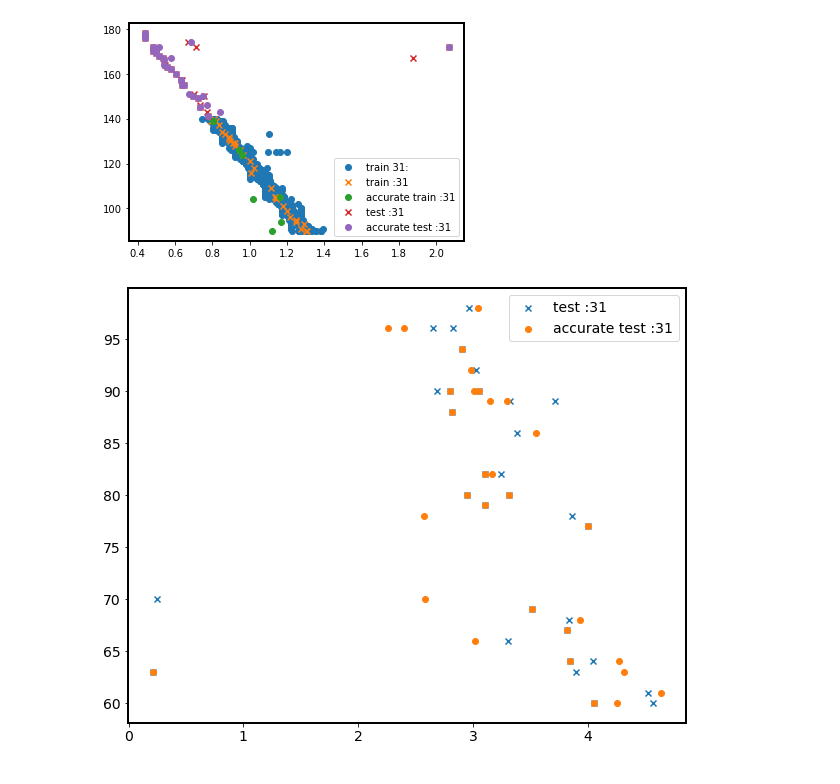
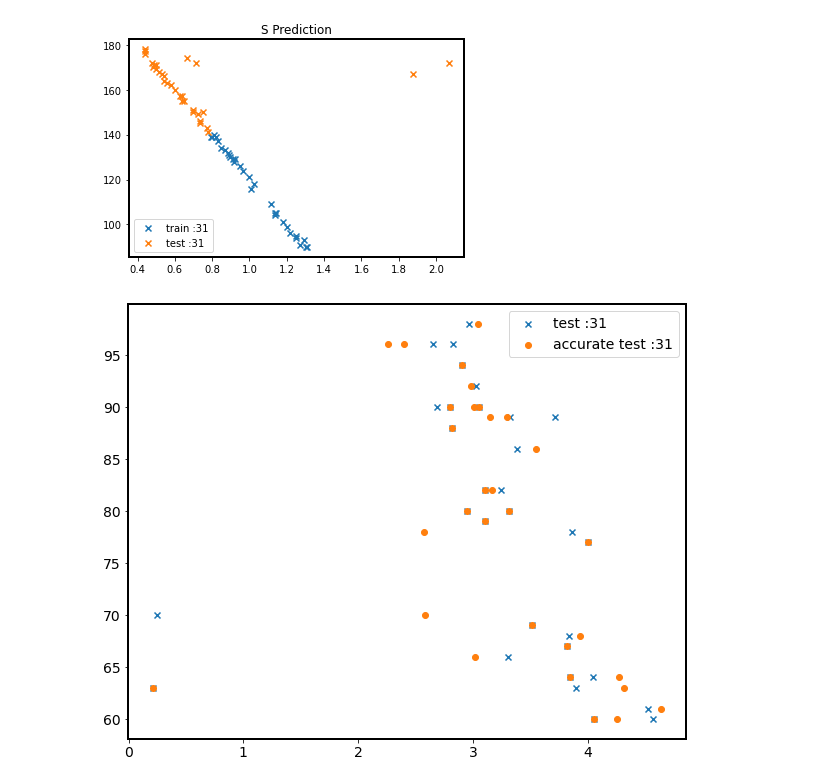
Before and after one commit to A-Big-Tortoise/NRSR_Research, a Jupyter notebook: Code/point8/SSA_0.8_NoRR_AccurateSeperation.ipynb, the cells around one changed output. Saved outputs shown, nothing was run; the diff lists cells and outputs as text; code cells hidden in the pictures.

```diff
--- a/Code/point8/SSA_0.8_NoRR_AccurateSeperation.ipynb
+++ b/Code/point8/SSA_0.8_NoRR_AccurateSeperation.ipynb
@@ -109,10 +109,10 @@ def features_indexes(signals, L, trend2period, distance, show ):
     cnt = 0
     for i in tqdm(range(len(signals))):
         # print(i)
-        print(cnt)
+        # print(cnt)
         signal = signals[i]
         if max(signal) > 1:
-            print('ok')
+            # print('ok')
             continue
 
         ssa_ = SSA(signal, L)
@@ -121,7 +121,7 @@ def features_indexes(signals, L, trend2period, distance, show ):
         peaks = get_peaks(ssa_signal, distance, duration, sampling_rate)
 
         if len(peaks) < 16:
-            print('ok')
+            # print('ok')
             continue
 
         idx.append(i)
@@ -180,8 +180,8 @@ trend2period_test = [10, 10, 10, 9, 9, 10, 6, 10, 11, 11, 10, 10, 9, 9, 10, 6, 1
 # features_test_30, idx_30_test = features_indexes(signals_test, L, trend2period_test, 10, show=True)
 
 trend2period_train = [4] * 31
-features_train_30, idx_30_train = features_indexes(signals_train, L, trend2period_train, 15, show=True)
-# features_test_30, idx_30_test = features_indexes(signals_test, L, trend2period_test, 10, show=False)
+features_train_30, idx_30_train = features_indexes(signals_train, L, trend2period_train, 15, show=False)
+features_test_30, idx_30_test = features_indexes(signals_test, L, trend2period_test, 10, show=False)
 features_train_30_np = np.array(features_train_30)
 features_test_30_np = np.array(features_test_30)
 idx_30_train_np = np.array(idx_30_train)
@@ -222,22 +208,24 @@ idx_test = np.load('../../Data/SSA/idx_test_0.8_3000.npz.npy')
 # %%
 X, y = features_train_np[:, 3].reshape(-1, 1), S_train[idx_train]
 X_test, y_test = features_test_np[:, 3], S_test[idx_test]
 X_acc, y_acc = features_train_30_np[:, 3].reshape(-1, 1), S_train[idx_30_train_np]
 X_test_acc, y_test_acc = features_test_30_np[:, 3].reshape(-1, 1), S_test[idx_30_test_np]
 plt.figure()
 idxex_start, idxex_end = 0, 8
-plt.scatter(X[31:], y[31:], label='train 31:')
+# plt.scatter(X[31:], y[31:], label='train 31:')
 plt.scatter(X[:31], y[:31], label='train :31', marker='x')
-plt.scatter(X_acc[idxex_start: idxex_end], y_acc[idxex_start: idxex_end], label='accurate train :31')
+# plt.scatter(X_acc[idxex_start: idxex_end], y_acc[idxex_start: idxex_end], label='accurate train :31')
 # plt.scatter(X_test[31:], y_test[31:], label='test 31:')
 # 24(worse), 16(better)
 idxes = 31
 plt.scatter(X_test[:idxes], y_test[:idxes], label='test :31', marker='x')
-plt.scatter(X_test_acc[:idxes], y_test_acc[:idxes], label='accurate test :31')
+# plt.scatter(X_test_acc[:idxes], y_test_acc[:idxes], label='accurate test :31')
 plt.legend()
+plt.title('S Prediction')
+plt.savefig('./auto_problems.jpg', dpi=300)
 plt.show()
 # %% [output]
-[figure, old version]
+[figure, new version]
 # %%
 X, y = features_train_np[:, -1].reshape(-1, 1), D_train[idx_train]
 X_test, y_test = features_test_np[:, -1], D_test[idx_test]
```
Also changed, not shown: parts of 1 cell of this notebook, 10 other files.
